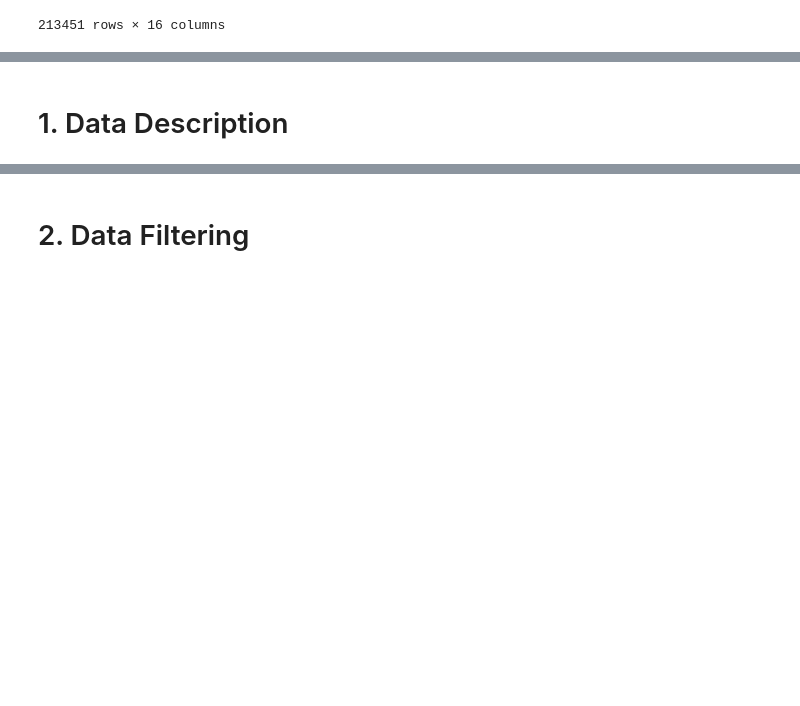
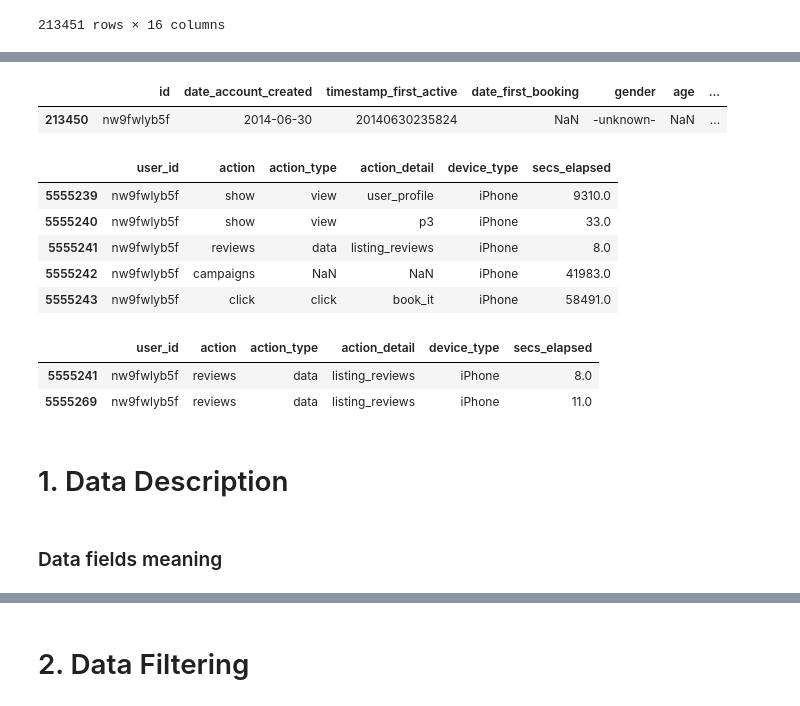
Before and after one commit to lucasquemelli/airbnb, a Jupyter notebook: airbnb.ipynb, the cells around one changed output, grey strips where cells are left out. Drawn from its saved outputs; the diff is of its cells as text; code cells hidden in the pictures; blank space fills up the shorter version.

Commit message:
inserting data description

```diff
--- a/airbnb.ipynb
+++ b/airbnb.ipynb
@@ -75,7 +75,7 @@ data_raw_sample_submission
 | 62095 | 9uqfg8txu3 | NDF |
 62096 rows × 2 columns
 # %%
-data_raw_sessions = pd.read_csv("datasets/sessions.csv", low_memory=False)
+data_raw_sessions = pd.read_csv("datasets/sessions.csv", low_memory=True)
 data_raw_sessions
 # %% [output]
 |  | user_id | action | action_type | action_detail | device_type | secs_elapsed |
@@ -128,2 +138,25 @@ data_raw_train_users
+# %%
+# train user
+data_raw_train_users[data_raw_train_users["id"] == "nw9fwlyb5f"]
+# %% [output]
+|  | id | date_account_created | timestamp_first_active | date_first_booking | gender | age | ... |
+| 213450 | nw9fwlyb5f | 2014-06-30 | 20140630235824 | NaN | -unknown- | NaN | ... |
+# %%
+# sessions
+data_raw_sessions[data_raw_sessions["user_id"] == "nw9fwlyb5f"].head()
+# %% [output]
+|  | user_id | action | action_type | action_detail | device_type | secs_elapsed |
+| 5555239 | nw9fwlyb5f | show | view | user_profile | iPhone | 9310.0 |
+| 5555240 | nw9fwlyb5f | show | view | p3 | iPhone | 33.0 |
+| 5555241 | nw9fwlyb5f | reviews | data | listing_reviews | iPhone | 8.0 |
+| 5555242 | nw9fwlyb5f | campaigns | NaN | NaN | iPhone | 41983.0 |
+| 5555243 | nw9fwlyb5f | click | click | book_it | iPhone | 58491.0 |
+# %%
+# sessions
+data_raw_sessions[(data_raw_sessions["user_id"] == "nw9fwlyb5f") & (data_raw_sessions["action"] == "reviews")].head()
+# %% [output]
+|  | user_id | action | action_type | action_detail | device_type | secs_elapsed |
+| 5555241 | nw9fwlyb5f | reviews | data | listing_reviews | iPhone | 8.0 |
+| 5555269 | nw9fwlyb5f | reviews | data | listing_reviews | iPhone | 11.0 |
 # %% [markdown]
 # 1. Data Description
@@ -129,0 +165,2 @@ data_raw_train_users
+# %% [markdown]
+### Data fields meaning
```
Also changed, not shown: parts of 4 cells of this notebook.
